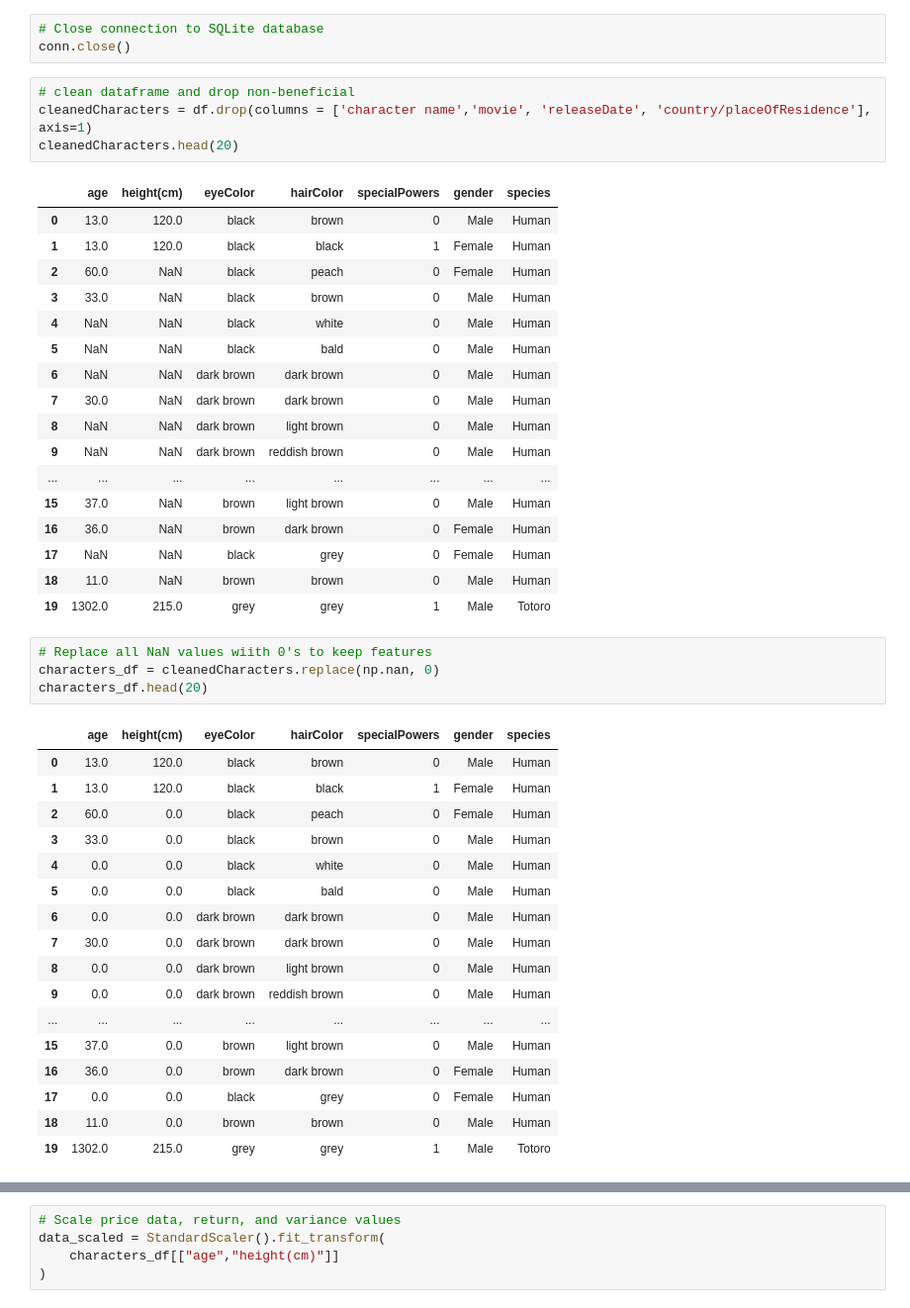
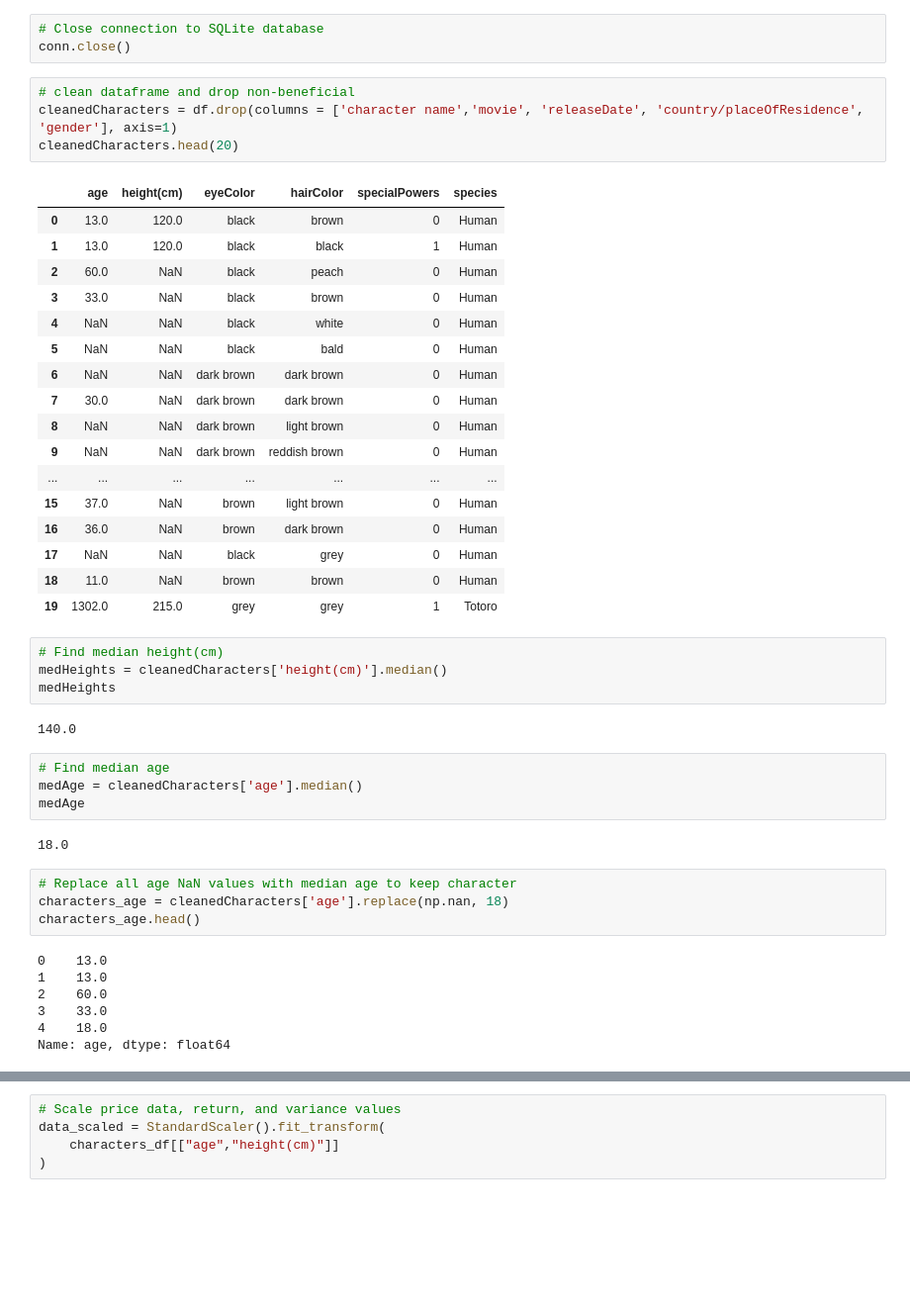
Before and after one commit to theexiong/project4, a Jupyter notebook: SGNeuralNetwork.ipynb, the cells around one changed output, grey strips where cells are left out. Shown at 99% size. Saved outputs shown, nothing was run; the diff lists cells and outputs as text; blank space fills up the shorter version.

```diff
--- a/SGNeuralNetwork.ipynb
+++ b/SGNeuralNetwork.ipynb
@@ -194,45 +198,46 @@ movies
 conn.close()
 # %%
 # clean dataframe and drop non-beneficial
-cleanedCharacters = df.drop(columns = ['character name','movie', 'releaseDate', 'country/placeOfResidence'], axis=1)
+cleanedCharacters = df.drop(columns = ['character name','movie', 'releaseDate', 'country/placeOfResidence', 'gender'], axis=1)
 cleanedCharacters.head(20)
 # %% [output]
-|  | age | height(cm) | eyeColor | hairColor | specialPowers | gender | species |
-| 0 | 13.0 | 120.0 | black | brown | 0 | Male | Human |
-| 1 | 13.0 | 120.0 | black | black | 1 | Female | Human |
-| 2 | 60.0 | NaN | black | peach | 0 | Female | Human |
-| 3 | 33.0 | NaN | black | brown | 0 | Male | Human |
-| 4 | NaN | NaN | black | white | 0 | Male | Human |
-| 5 | NaN | NaN | black | bald | 0 | Male | Human |
-| 6 | NaN | NaN | dark brown | dark brown | 0 | Male | Human |
-| 7 | 30.0 | NaN | dark brown | dark brown | 0 | Male | Human |
-| 8 | NaN | NaN | dark brown | light brown | 0 | Male | Human |
-| 9 | NaN | NaN | dark brown | reddish brown | 0 | Male | Human |
-| ... | ... | ... | ... | ... | ... | ... | ... |
-| 15 | 37.0 | NaN | brown | light brown | 0 | Male | Human |
-| 16 | 36.0 | NaN | brown | dark brown | 0 | Female | Human |
-| 17 | NaN | NaN | black | grey | 0 | Female | Human |
-| 18 | 11.0 | NaN | brown | brown | 0 | Male | Human |
-| 19 | 1302.0 | 215.0 | grey | grey | 1 | Male | Totoro |
+|  | age | height(cm) | eyeColor | hairColor | specialPowers | species |
+| 0 | 13.0 | 120.0 | black | brown | 0 | Human |
+| 1 | 13.0 | 120.0 | black | black | 1 | Human |
+| 2 | 60.0 | NaN | black | peach | 0 | Human |
+| 3 | 33.0 | NaN | black | brown | 0 | Human |
+| 4 | NaN | NaN | black | white | 0 | Human |
+| 5 | NaN | NaN | black | bald | 0 | Human |
+| 6 | NaN | NaN | dark brown | dark brown | 0 | Human |
+| 7 | 30.0 | NaN | dark brown | dark brown | 0 | Human |
+| 8 | NaN | NaN | dark brown | light brown | 0 | Human |
+| 9 | NaN | NaN | dark brown | reddish brown | 0 | Human |
+| ... | ... | ... | ... | ... | ... | ... |
+| 15 | 37.0 | NaN | brown | light brown | 0 | Human |
+| 16 | 36.0 | NaN | brown | dark brown | 0 | Human |
+| 17 | NaN | NaN | black | grey | 0 | Human |
+| 18 | 11.0 | NaN | brown | brown | 0 | Human |
+| 19 | 1302.0 | 215.0 | grey | grey | 1 | Totoro |
+# %%
+# Find median height(cm)
+medHeights = cleanedCharacters['height(cm)'].median()
+medHeights
+# %% [output]
+140.0
+# %%
+# Find median age
+medAge = cleanedCharacters['age'].median()
+medAge
+# %% [output]
+18.0
 # %%
-# Replace all NaN values wiith 0's to keep features
-characters_df = cleanedCharacters.replace(np.nan, 0)
-characters_df.head(20)
+# Replace all age NaN values with median age to keep character
+characters_age = cleanedCharacters['age'].replace(np.nan, 18)
+characters_age.head()
 # %% [output]
-|  | age | height(cm) | eyeColor | hairColor | specialPowers | gender | species |
-| 0 | 13.0 | 120.0 | black | brown | 0 | Male | Human |
-| 1 | 13.0 | 120.0 | black | black | 1 | Female | Human |
-| 2 | 60.0 | 0.0 | black | peach | 0 | Female | Human |
-| 3 | 33.0 | 0.0 | black | brown | 0 | Male | Human |
-| 4 | 0.0 | 0.0 | black | white | 0 | Male | Human |
-| 5 | 0.0 | 0.0 | black | bald | 0 | Male | Human |
-| 6 | 0.0 | 0.0 | dark brown | dark brown | 0 | Male | Human |
-| 7 | 30.0 | 0.0 | dark brown | dark brown | 0 | Male | Human |
-| 8 | 0.0 | 0.0 | dark brown | light brown | 0 | Male | Human |
-| 9 | 0.0 | 0.0 | dark brown | reddish brown | 0 | Male | Human |
-| ... | ... | ... | ... | ... | ... | ... | ... |
-| 15 | 37.0 | 0.0 | brown | light brown | 0 | Male | Human |
-| 16 | 36.0 | 0.0 | brown | dark brown | 0 | Female | Human |
-| 17 | 0.0 | 0.0 | black | grey | 0 | Female | Human |
-| 18 | 11.0 | 0.0 | brown | brown | 0 | Male | Human |
-| 19 | 1302.0 | 215.0 | grey | grey | 1 | Male | Totoro |
+0    13.0
+1    13.0
+2    60.0
+3    33.0
+4    18.0
+Name: age, dtype: float64
```
Also changed, not shown: parts of 14 cells of this notebook.
